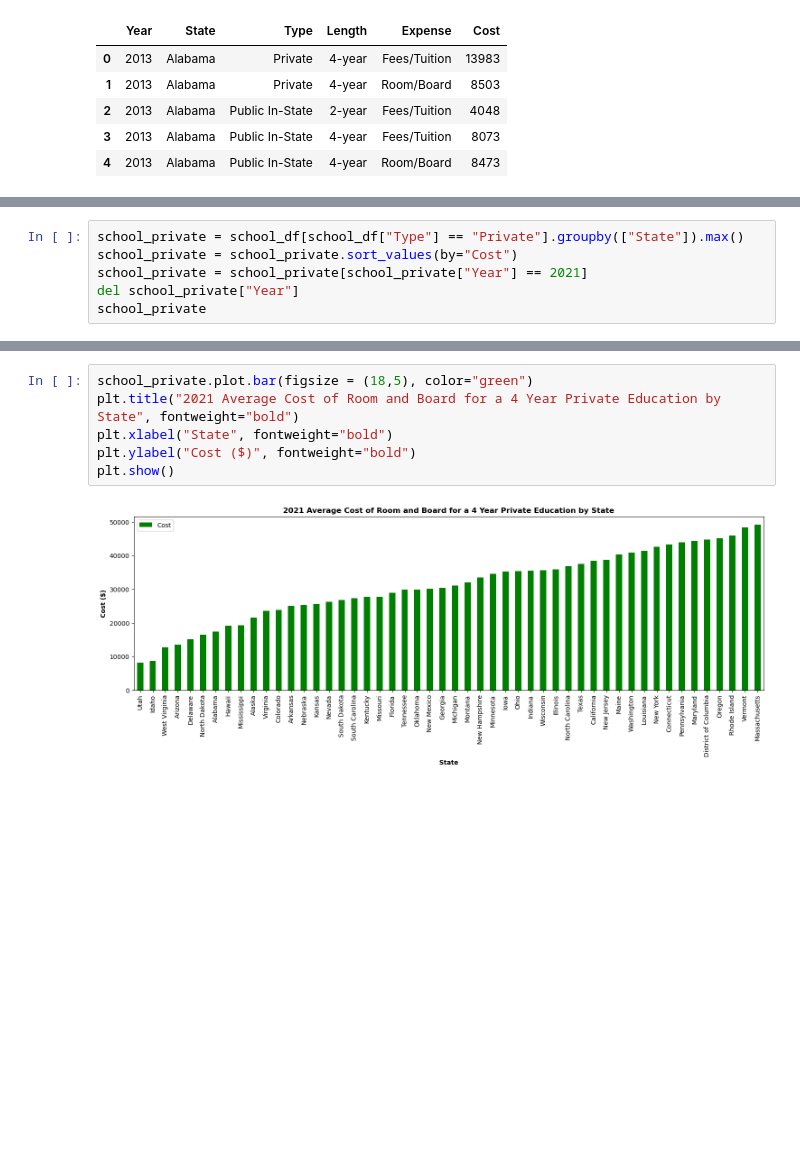
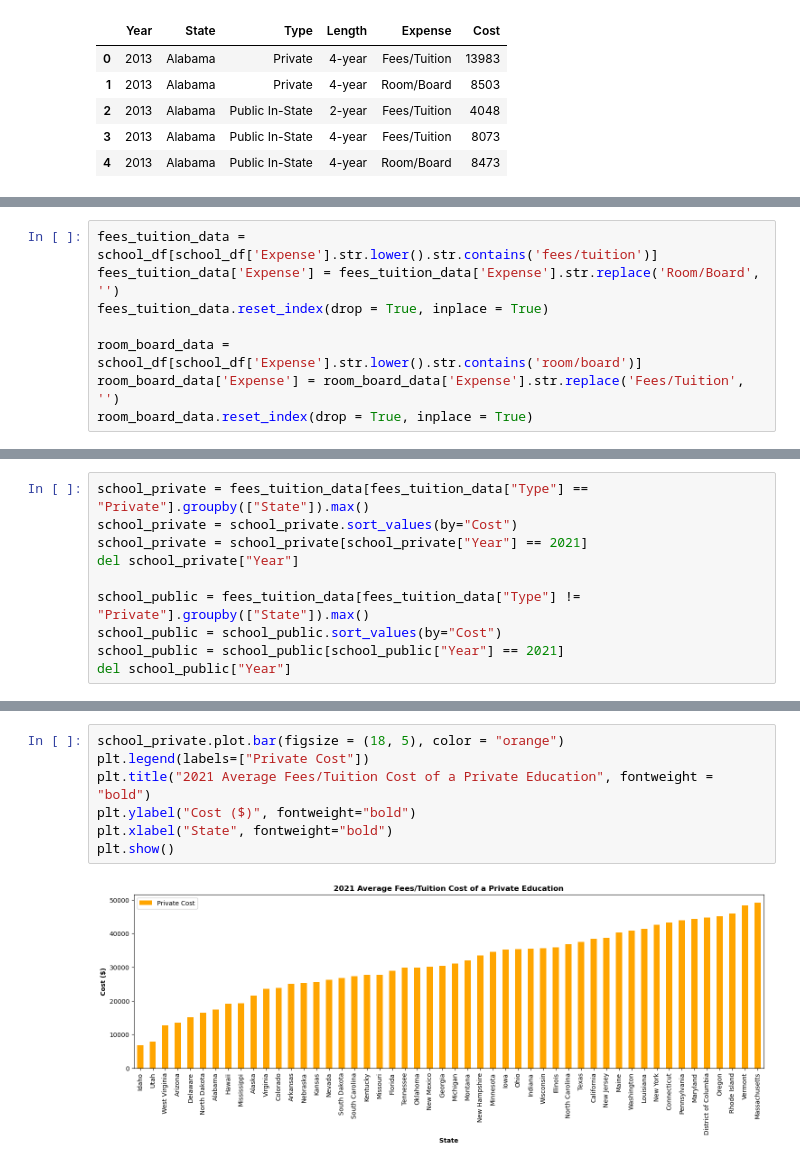
Before and after one commit to anthonybpino/Project-1-Undergrad-Student-Data, a Jupyter notebook: cost_state_2021.ipynb, the cells around one changed output, grey strips where cells are left out. Cells and saved outputs as stored; diff of their text form; blank space fills up the shorter version.

Commit message:
refactor data for accuracy and add output folder to showcase bar graphs

```diff
--- a/cost_state_2021.ipynb
+++ b/cost_state_2021.ipynb
@@ -16,0 +27,8 @@ school_df.head()
+# %%
+fees_tuition_data = school_df[school_df['Expense'].str.lower().str.contains('fees/tuition')]
+fees_tuition_data['Expense'] = fees_tuition_data['Expense'].str.replace('Room/Board', '')
+fees_tuition_data.reset_index(drop = True, inplace = True)
+
+room_board_data = school_df[school_df['Expense'].str.lower().str.contains('room/board')]
+room_board_data['Expense'] = room_board_data['Expense'].str.replace('Fees/Tuition', '')
+room_board_data.reset_index(drop = True, inplace = True)
@@ -17,6 +37,10 @@ school_df.head()
 # %%
-school_private = school_df[school_df["Type"] == "Private"].groupby(["State"]).max()
+school_private = fees_tuition_data[fees_tuition_data["Type"] == "Private"].groupby(["State"]).max()
 school_private = school_private.sort_values(by="Cost")
 school_private = school_private[school_private["Year"] == 2021]
 del school_private["Year"]
-school_private
+
+school_public = fees_tuition_data[fees_tuition_data["Type"] != "Private"].groupby(["State"]).max()
+school_public = school_public.sort_values(by="Cost")
+school_public = school_public[school_public["Year"] == 2021]
+del school_public["Year"]
@@ -119,8 +85,9 @@ plt.show()
 # %%
-school_private.plot.bar(figsize = (18,5), color="green")
-plt.title("2021 Average Cost of Room and Board for a 4 Year Private Education by State", fontweight="bold")
+school_private.plot.bar(figsize = (18, 5), color = "orange")
+plt.legend(labels=["Private Cost"])
+plt.title("2021 Average Fees/Tuition Cost of a Private Education", fontweight = "bold")
+plt.ylabel("Cost ($)", fontweight="bold")
 plt.xlabel("State", fontweight="bold")
-plt.ylabel("Cost ($)", fontweight="bold")
 plt.show()
 # %% [output]
-[figure, old version]
+[figure, new version]
```
Also changed, not shown: parts of 15 cells of this notebook, 5 other files.
